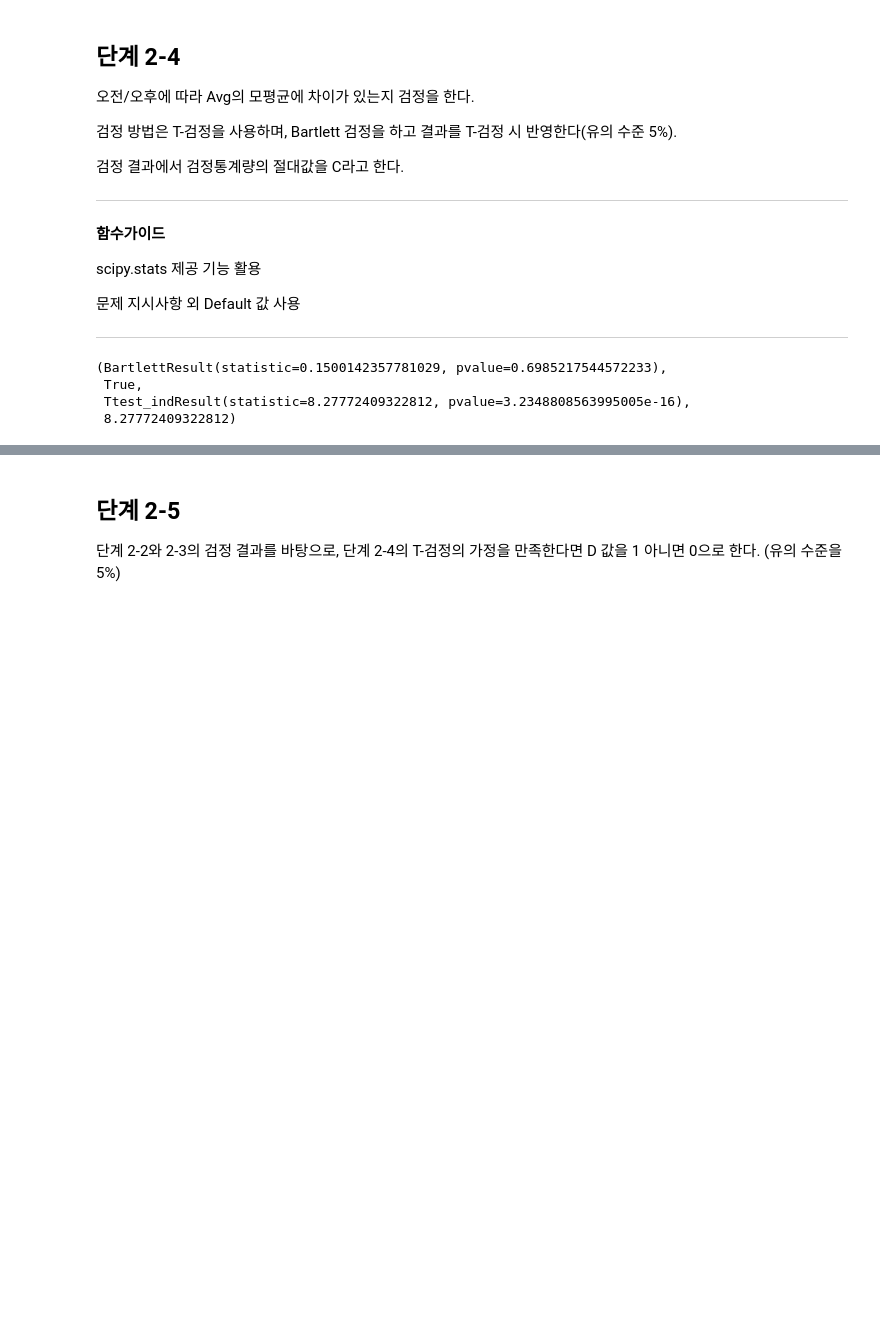
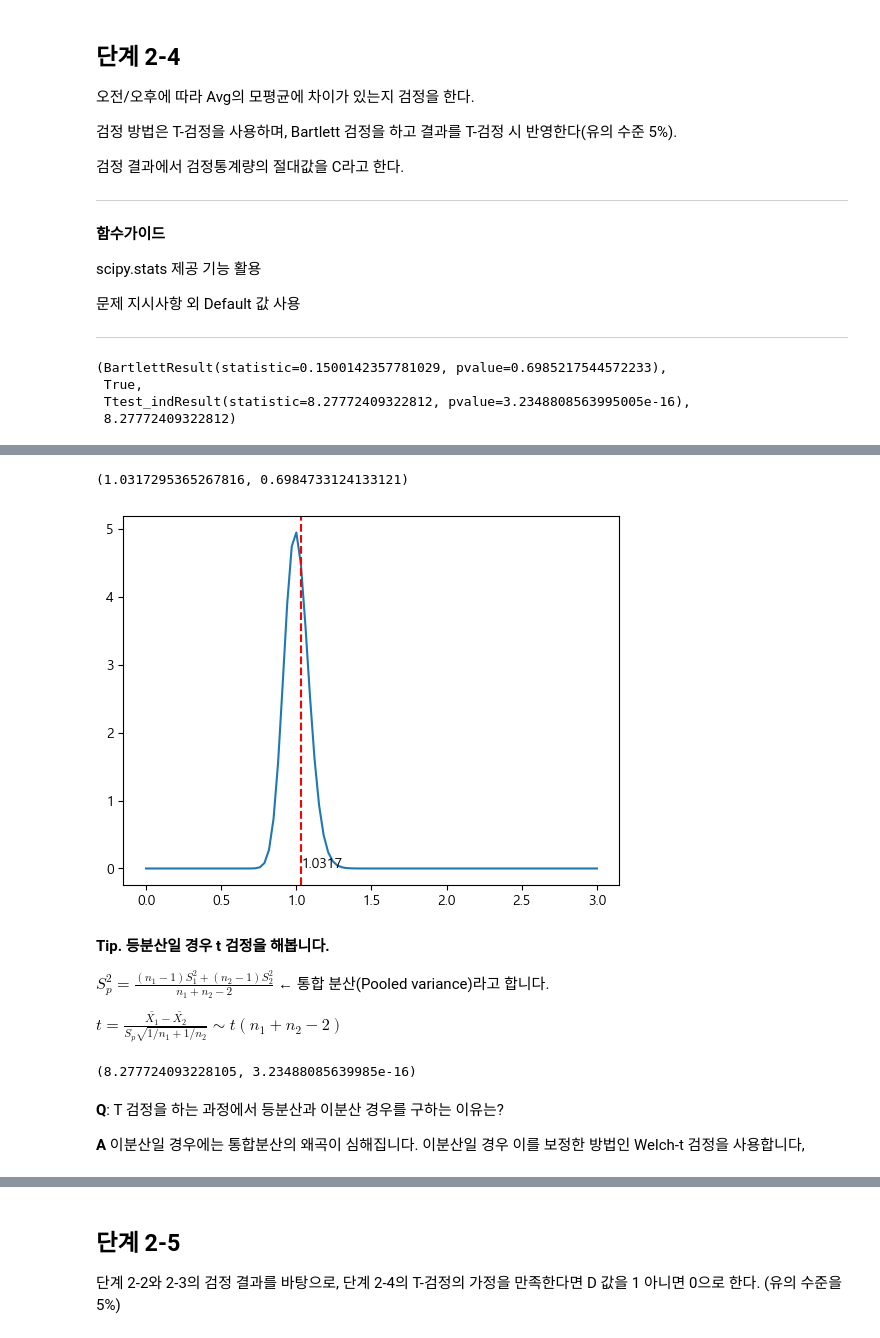
Before and after one commit to sunkusun9/DS_lv3_2603_1, a Jupyter notebook: sec_ds_lv3_prob3_prob.ipynb, the cells around one changed output, grey strips where cells are left out. Saved outputs shown, nothing was run; the diff lists cells and outputs as text; code cells hidden in the pictures; blank space fills up the shorter version.

```diff
--- a/sec_ds_lv3_prob3_prob.ipynb
+++ b/sec_ds_lv3_prob3_prob.ipynb
@@ -268,12 +368,22 @@ df_elec1.shape
 
 ̵ 최대수요전력 합계(TotalHour): 시간당 15분 간격(15분, 30분, 45분, 60분)으로 측정한 최대수요전력 (Value)의 총합
 # %%
-# df_elec1['DayName'] = df_elec1.index.weekday
-# ...
+# isin를 사용하여 포함 여부를 가져올 것입니다.
+# Non-Primitive type의 비교는 안전한 처리 결과를 위해,
+# 비교하는 데이터와 타입을 완전히 일치기켜야 합니다.
+# 따라서 일자시간형으로 만든 후 .date를 어트리뷰트를 사용하여 일자형으로 만듭니다.
 holidays = pd.to_datetime(
     ["2021-01-01", "2021-02-11", "2021-02-12", "2021-03-01", "2021-05-05", "2021-05-19", "2021-08-16"]
 ).date
+# 또는 문자형으로 변환 시켜, 문자형의 비교가 되게 합니다.
 # holidays = ["2021-01-01", "2021-02-11", "2021-02-12", "2021-03-01", "2021-05-05", "2021-05-19", "2021-08-16"]
+
+# pd.DataFrame의 assign은 변수를 추가한 새로운 데이터프레임을 만들어 줍니다.(호출한 원본 데이터프레임 유지)
+# 아래 루틴은 assign 할 때, lambda 함수를 사용한 것과 직접 전달한 것을 혼용했는데요.
+# 두 가지 형태가 있음을 보여드리기 위함입니다,
+# 차이는 lambda 함수를 통해 DataFrame을 전달받으면, 위에 단계까지 추가한 내용의 DataFrame을 받을 수 있는 것입니다.
+# 상황에 적합한 형태로 사용하시면 됩니다.
+
 df_elec1 = df_elec1.assign(
     DayName = lambda x: x.index.weekday,
     Hour = lambda x: x.index.hour,
@@ -281,11 +391,11 @@ df_elec1 = df_elec1.assign(
     # Weekend_yn = lambda x: ((x['DayName'] == 5) | (x['DayName'] == 6)).astype('int') # 생성한 요일명(DayName) 변수를 이용하여 5,6이면 1(주말), 그 외는 0(평일) 로 표기
     Weekend_yn = lambda x: x['DayName'].isin([5, 6]).astype('int'), # 생성한 요일명(DayName) 변수를 이용하여 5,6이면 1(주말), 그 외는 0(평일) 로 표기
     Holiday_yn = lambda x: np.isin(x.index.date, holidays).astype('int'),
-    # Holiday_yn = lambda x: x.index.strftime("%Y-%m-%d").isin(holidays)
-    #Avg = df_elec1.mean(axis=1),
-    df_elec1[['15분', '30분', '45분', '60분']].mean(axis=1),
+    # Holiday_yn = lambda x: x.index.strftime("%Y-%m-%d").isin(holidays), holidays를 문자열로 구성할 때 적용
+    # Avg = df_elec1.mean(axis=1), # Idempotent 하지 않은 루틴. 중복 실행시 값이 바뀝니다. 중복실행을 방지해야 안전한 수행이 됩니다.
+    Avg = df_elec1[['15분', '30분', '45분', '60분']].mean(axis=1), # Idempotent한 루틴으로 쉽게 만들 수 있습니다. 중복수행돼도 안전항빈다.
     # TotalHour = df_elec1.sum(axis=1),
-    df_elec1[['15분', '30분', '45분', '60분']].sum(axis=1)
+    TotalHour = df_elec1[['15분', '30분', '45분', '60분']].sum(axis=1)
 )
 df_elec1.head()
 # %% [output]
@@ -971,0 +1129,45 @@ print(pd.DataFrame(results))
+# %%
+from scipy.stats import f
+s_var = df_prob2.groupby('AM')['Avg'].var()
+s_nm1 = df_prob2['AM'].value_counts() - 1
+F = s_var.loc[0] / s_var.loc[1]
+# 0.1500142357781029, pvalue=0.6985217544572233
+F, min(f.cdf(F, s_nm1.loc[0], s_nm1.loc[1]), f.sf(F, s_nm1.loc[0], s_nm1.loc[1])) * 2
+# %% [output]
+(1.0317295365267816, 0.6984733124133121)
+# %%
+from scipy.stats import f
+# 두 범주별 표본분산
+s_nm1 = df_prob2['AM'].value_counts() - 1
+# 두 범주별 표본수 - 1 => 자유도
+s_var = df_prob2.groupby('AM')['Avg'].var()
+F = df_prob2.groupby('AM')['Avg'].var().pipe(lambda x: x[0] / x[1])
+plt.plot(np.linspace(0, 3, 100), f.pdf(np.linspace(0, 3, 100), s_nm1.loc[0], s_nm1.loc[1]))
+plt.axvline(F, color='red', linestyle='--')
+plt.text(F, 0.01, str(F)[:6])
+plt.show()
+# %% [output]
+[figure, added]
+# %% [markdown]
+**Tip. 등분산일 경우 t 검정을 해봅니다.**
+
+$S_p^2 = \frac{(n_1 - 1)S_1^2 + (n_2 - 1)S_2^2}{n_1 + n_2 - 2}$ ← 통합 분산(Pooled variance)라고 합니다.
+
+$t = \frac{\bar{X_1} - \bar{X_2}}{S_p\sqrt{1/n_1 + 1/n_2}} \sim t(n_1 + n_2 - 2)$
+# %%
+from scipy.stats import t
+
+s_nm1 = df_prob2['AM'].value_counts() - 1
+s_var = df_prob2.groupby('AM')['Avg'].var()
+sp2 = s_nm1.dot(s_var) / s_nm1.sum()
+
+t_num = df_prob2.groupby('AM')['Avg'].mean().pipe(lambda x: x[0] - x[1])
+t_den = (sp2 * (1 / df_prob2['AM'].value_counts()).sum()) ** 0.5
+t_stat = t_num / t_den
+t_stat, min(t.cdf(t_stat, s_nm1.sum()), t.sf(t_stat, s_nm1.sum())) * 2
+# %% [output]
+(8.277724093228105, 3.23488085639985e-16)
+# %% [markdown]
+**Q**: T 검정을 하는 과정에서 등분산과 이분산 경우를 구하는 이유는?
+
+**A** 이분산일 경우에는 통합분산의 왜곡이 심해집니다. 이분산일 경우 이를 보정한 방법인 Welch-t 검정을 사용합니다,
```
Also changed, not shown: parts of 144 cells of this notebook.
